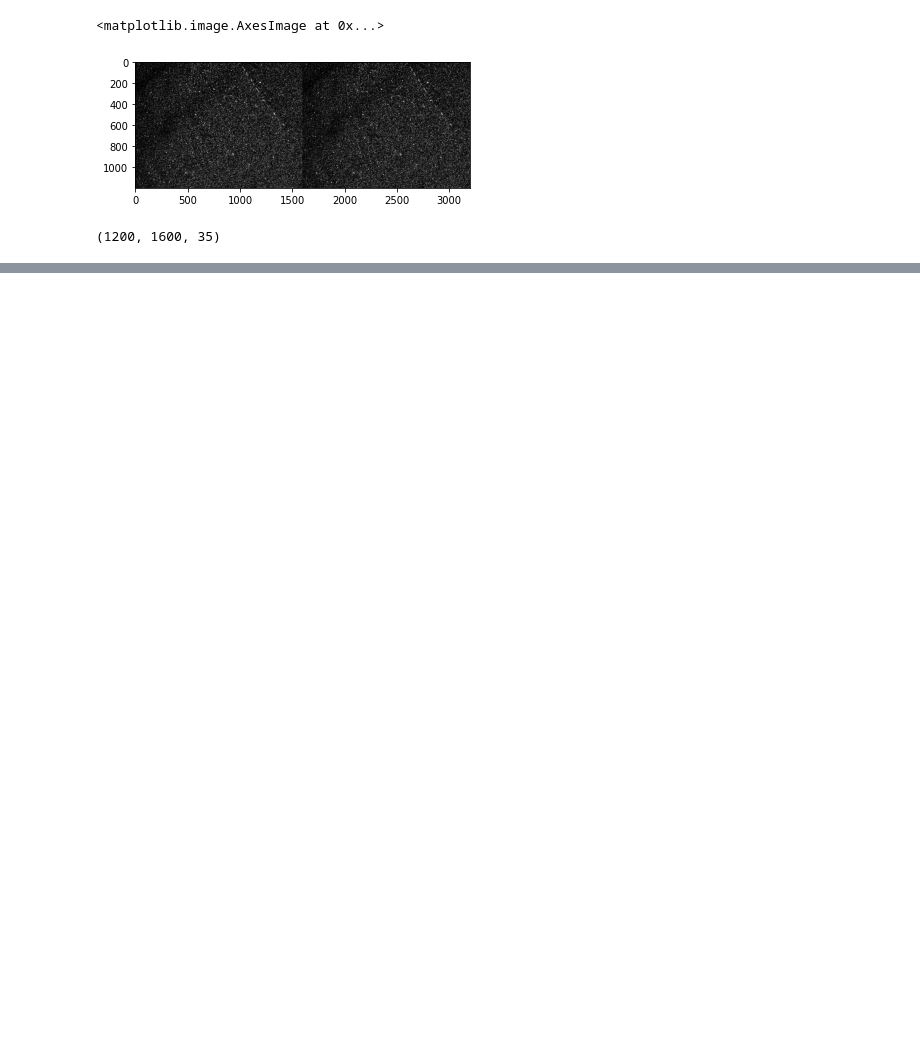
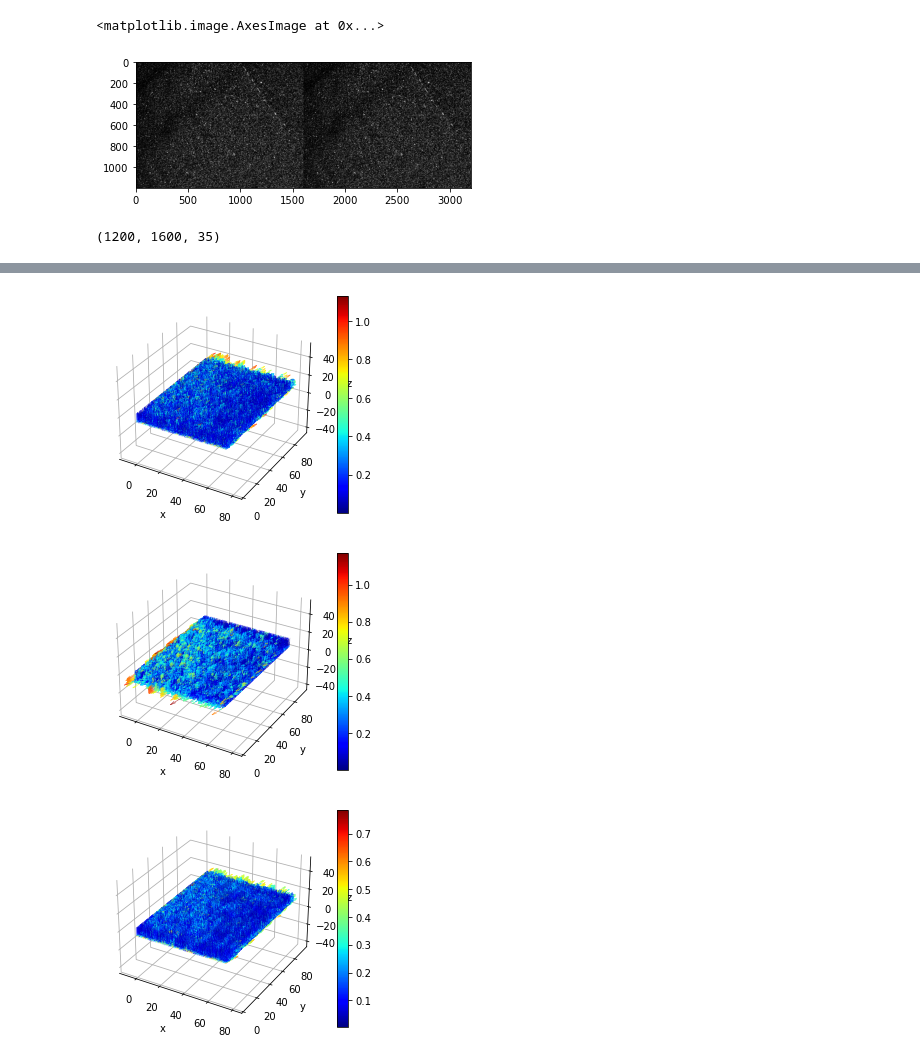
Before and after one commit to siddharthdcosta/OHSU-PIV, a Jupyter notebook: khan-PIV3D-V1.ipynb, the cells around one changed output, grey strips where cells are left out. Drawn from its saved outputs; the diff is of its cells as text; code cells hidden in the pictures; blank space fills up the shorter version.

```diff
--- a/khan-PIV3D-V1.ipynb
+++ b/khan-PIV3D-V1.ipynb
@@ -181 +255,56 @@ plt.savefig('results/Quiver_Strain_dpi600_downsample1_thres005.png', dpi = 600)
+# %%
+# Calculate the First, Third, Shear Strains
+
+first_principal_strain = np.empty(shape)
+third_principal_strain = np.empty(shape)
+shear_strain           = np.empty(shape)
+
+first_strain_vec = np.empty(shape + (3,))
+third_strain_vec = np.empty(shape + (3,))
+shear_strain_vec = np.empty(shape + (3,))
+
+for i in range(shape[0]):
+	for j in range(shape[1]):
+		for k in range(shape[2]):
+
+			eigenvalues, _ = np.linalg.eigh(Strain[i, j, k])
+
+			# MAGNITUDE MAPS
+			first_principal_strain[i, j, k] = np.sqrt(np.sum(eigenvalues[2] ** 2))
+			third_principal_strain[i, j, k] = np.sqrt(np.sum(eigenvalues[0] ** 2))
+			shear_strain[i, j, k] = np.sqrt(np.sum(
+				(0.5 * (first_principal_strain[i, j, k] - third_principal_strain[i, j, k])) ** 2))
+
+			# VECTOR MAPS
+			first_strain_vec[i, j, k] = eigenvalues[2]
+			third_strain_vec[i, j, k] = eigenvalues[0]
+			shear_strain_vec[i, j, k] = 0.5 * (first_strain_vec[i, j, k] - third_strain_vec[i, j, k])
+
+# Display strain magnitudes and directions
+
+all_strains = [first_strain_vec, third_strain_vec, shear_strain_vec]
+STRAIN_NAMES = ['First', 'Third', 'Shear']
+
+for i, st in enumerate(all_strains):
+
+	NAME = STRAIN_NAMES[i]+ ('' if STRAIN_NAMES[i] == 'Shear' else ' Principal')
+
+	a = st[..., 0]
+	b = st[..., 1]
+	c = st[..., 2]
+
+	fig2 = quiver_3D(a, b, c, filter_reg = 1, quiv_args={"length": 0.05, "alpha": 0.8, "linewidth": 0.5})#, filter_def=0.1)
+
+	# Make background white
+	ax = plt.gca()
+	# ax.grid(False)
+	ax.w_xaxis.set_pane_color((1.0, 1.0, 1.0, 1.0))
+	ax.w_yaxis.set_pane_color((1.0, 1.0, 1.0, 1.0))
+	ax.w_zaxis.set_pane_color((1.0, 1.0, 1.0, 1.0))
+
+	plt.savefig(f'results/Quiver_Strain_{NAME.replace(" ", "_")}_dpi600_downsample1.png', dpi = 600)
+# %% [output]
+[figure, added]
+[figure, added]
+[figure, added]
 # %%
```
Also changed, not shown: parts of 17 cells of this notebook, 8 other files.
